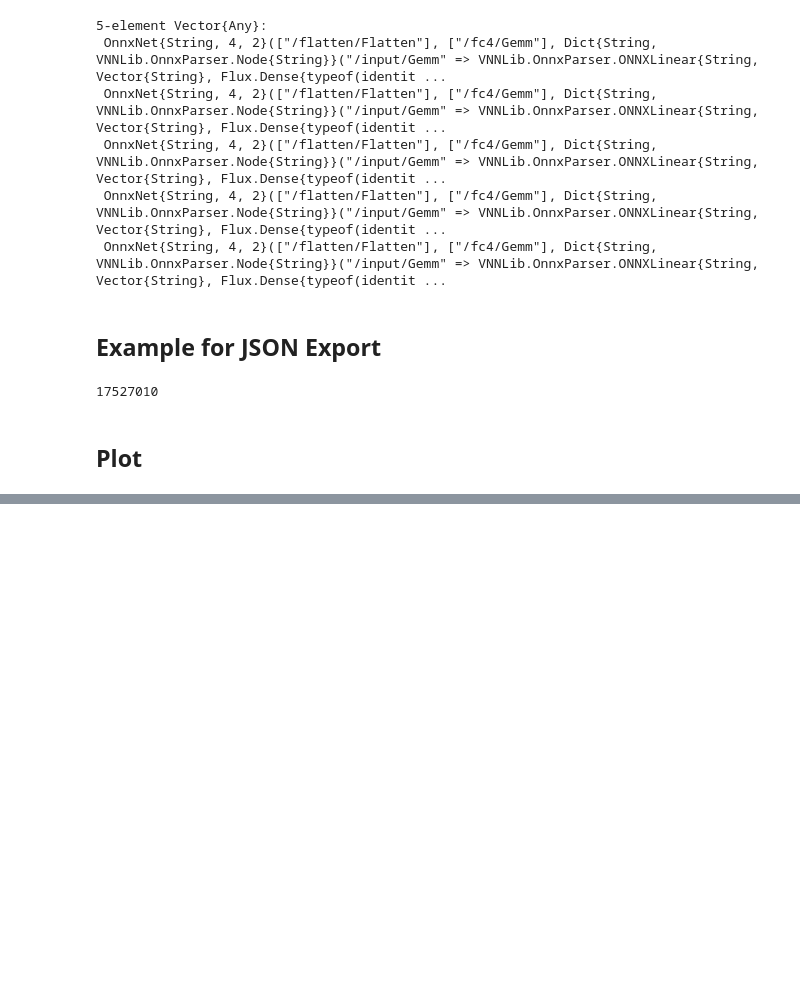
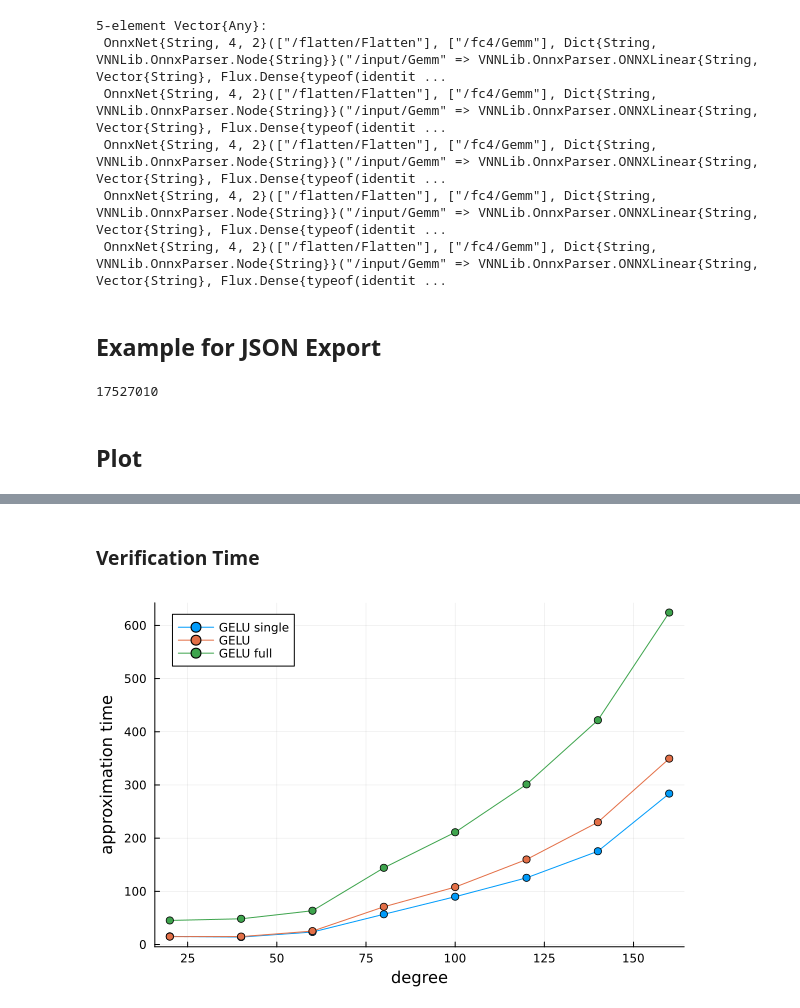
Before and after one commit to phK3/VeryDiffPolyExperiments, a Jupyter notebook: analysis/gelu/ablation.ipynb, the cells around one changed output, grey strips where cells are left out. Drawn from its saved outputs; the diff is of its cells as text; code cells hidden in the pictures; blank space fills up the shorter version.

```diff
--- a/analysis/gelu/ablation.ipynb
+++ b/analysis/gelu/ablation.ipynb
@@ -134,0 +187,10 @@ plot!(mnist_gelu_results["degrees"], mnist_gelu_results["ϵ_samples"], label="GE
+# %% [markdown]
+### Verification Time
+# %%
+plot(xlabel="degree", ylabel="approximation time", legend=:topleft)
+
+plot!(collins_gelu_single_results["degrees"], collins_gelu_single_results["t_verifies"], label="GELU single", markershape=:circle, color=1)
+plot!(collins_gelu_results["degrees"], collins_gelu_results["t_verifies"], label="GELU", markershape=:circle, color=2)
+plot!(collins_gelu_full_results["degrees"], collins_gelu_full_results["t_verifies"], label="GELU full", markershape=:circle, color=3)
+# %% [output]
+[figure, added]
```
Also changed, not shown: parts of 11 cells of this notebook.
